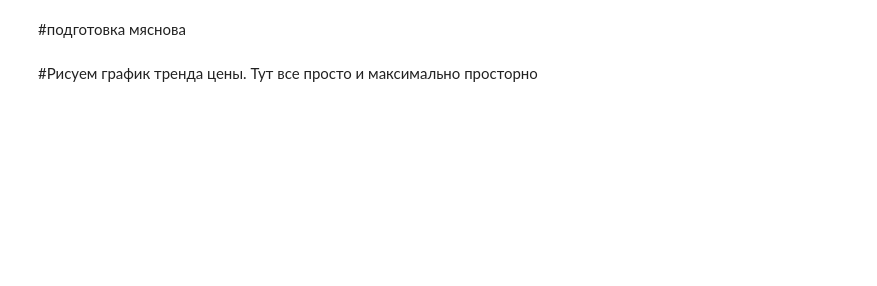
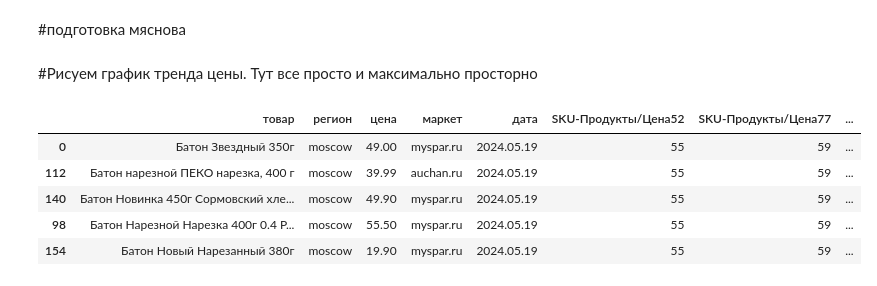
Before and after one commit to IvanNN19/Myasnov_product-_analysis, a Jupyter notebook: Мяснов_прод.ipynb, the cells around one changed output. Saved outputs shown, nothing was run; the diff lists cells and outputs as text; code cells hidden in the pictures; blank space fills up the shorter version.

```diff
--- a/Мяснов_прод.ipynb
+++ b/Мяснов_прод.ipynb
@@ -117,15 +117,17 @@ print(store_array)
 mask = ((read_df['region'].isin(reg_array)) & read_df['market'].isin(store_array))
 df = read_df[mask]
 df = df.drop(columns=['artic_m', 'sku_prod'])
-
+df.to_excel('dod.xlsx')
 n = df.shape[0]
 cnt = (df.shape[1] - 7)//3
 
 data = []
 bad_data = []
 cost = [0] * cnt
+cost_Kg_L = [0] * cnt
 bad_prod = []
-
+nino = 1
+print('nino =', nino)
 kof = 0.2
 print(n, cnt)
 # пока пишем говно-код потом переделаем если оно будет работать
@@ -134,6 +136,12 @@ for i in range(n): #пробегаемся по всем товарам
   for j in range(cnt):#по ценам на каждый товар
     if pd.notnull(df.iloc[i, 7 + (j * 3)]):
       cost[j] = df.iloc[i, 7 + (j * 3)]
+
+    if pd.notnull(df.iloc[i, 8 + (j * 3)]) and nino == 1:
+      cost_Kg_L[j] = df.iloc[i, 8 + (j * 3)]
+    if pd.notnull(df.iloc[i, 9 + (j * 3)]) and nino == 2:
+      cost_Kg_L[j] = df.iloc[i, 9 + (j * 3)]
+
   for j in range(len(cost)):
     count_non_zero = sum(1 for num in cost if num != 0)
     first_non_zero_index = next((i for i, num in enumerate(cost) if num != 0), None)
@@ -149,12 +157,13 @@ for i in range(n): #пробегаемся по всем товарам
       "товар": df.iloc[i].iloc[0],
       "регион": df.iloc[i].iloc[1],
       "цена": cost[j],
+      "цена_Кг_л": cost_Kg_L[j],
       "маркет": df.iloc[i].iloc[2],
       "дата": dates[j],
       "SKU-Продукты/Цена52": df.iloc[i].iloc[3],
       "SKU-Продукты/Цена77": df.iloc[i].iloc[4],
-      "SKU-Продукты/Цена За КГ_Л 52": df.iloc[i].iloc[5],
-      "SKU-Продукты/Цена За КГ_Л 77": df.iloc[i].iloc[6]
+      "SKU-Продукты/Цена За КГ_Л 52": float(df.iloc[i].iloc[5]),
+      "SKU-Продукты/Цена За КГ_Л 77": float(df.iloc[i].iloc[6])
       }
       data.append(row)
     else:
@@ -163,18 +172,20 @@ for i in range(n): #пробегаемся по всем товарам
         "товар": df.iloc[i].iloc[0],
         "регион": df.iloc[i].iloc[1],
         "цена": cost[j],
+        "цена_Кг_л": cost_Kg_L[j],
         "дата": dates[j],
         "маркет": df.iloc[i].iloc[2],
         "SKU-Продукты/Цена52": df.iloc[i].iloc[3],
         "SKU-Продукты/Цена77": df.iloc[i].iloc[4],
-        "SKU-Продукты/Цена За КГ_Л 52": df.iloc[i].iloc[5],
-        "SKU-Продукты/Цена За КГ_Л 77": df.iloc[i].iloc[6]
+        "SKU-Продукты/Цена За КГ_Л 52": float(df.iloc[i].iloc[5]),
+        "SKU-Продукты/Цена За КГ_Л 77": float(df.iloc[i].iloc[6])
         }
         bad_data.append(row)
   cost = [0] * cnt
   result_df = pd.DataFrame(data)
+  # result_df['SKU-Продукты/Цена За КГ_Л 52'] = df['SKU-Продукты/Цена За КГ_Л 52'].astype(str).str.replace(',', '.')
   bad_result_df = pd.DataFrame(bad_data)
 
 result_df = result_df.sort_values(by = ['дата'], ascending=[True])
-# result_df.to_excel('after.xlsx')
+# bad_result_df.to_excel('after_2.xlsx')
 # %% [output]
@@ -183,5 +195,14 @@ result_df = result_df.sort_values(by = ['дата'], ascending=[True])
 #подготовка мяснова
 # %% [markdown]
 #Рисуем график тренда цены. Тут все просто и максимально просторно
+# %%
+result_df.head(5)
+# %% [output]
+|  | товар | регион | цена | маркет | дата | SKU-Продукты/Цена52 | SKU-Продукты/Цена77 | ... |
+| 0 | Батон Звездный 350г | moscow | 49.00 | myspar.ru | 2024.05.19 | 55 | 59 | ... |
+| 112 | Батон нарезной ПЕКО нарезка, 400 г | moscow | 39.99 | auchan.ru | 2024.05.19 | 55 | 59 | ... |
+| 140 | Батон Новинка 450г Сормовский хле... | moscow | 49.90 | myspar.ru | 2024.05.19 | 55 | 59 | ... |
+| 98 | Батон Нарезной Нарезка 400г 0.4 Р... | moscow | 55.50 | myspar.ru | 2024.05.19 | 55 | 59 | ... |
+| 154 | Батон Новый Нарезанный 380г | moscow | 19.90 | myspar.ru | 2024.05.19 | 55 | 59 | ... |
 # %%
 #Делаем матрички резов для каждого магазина & graf Новая визуализация
```
Also changed, not shown: parts of 3 cells of this notebook.
